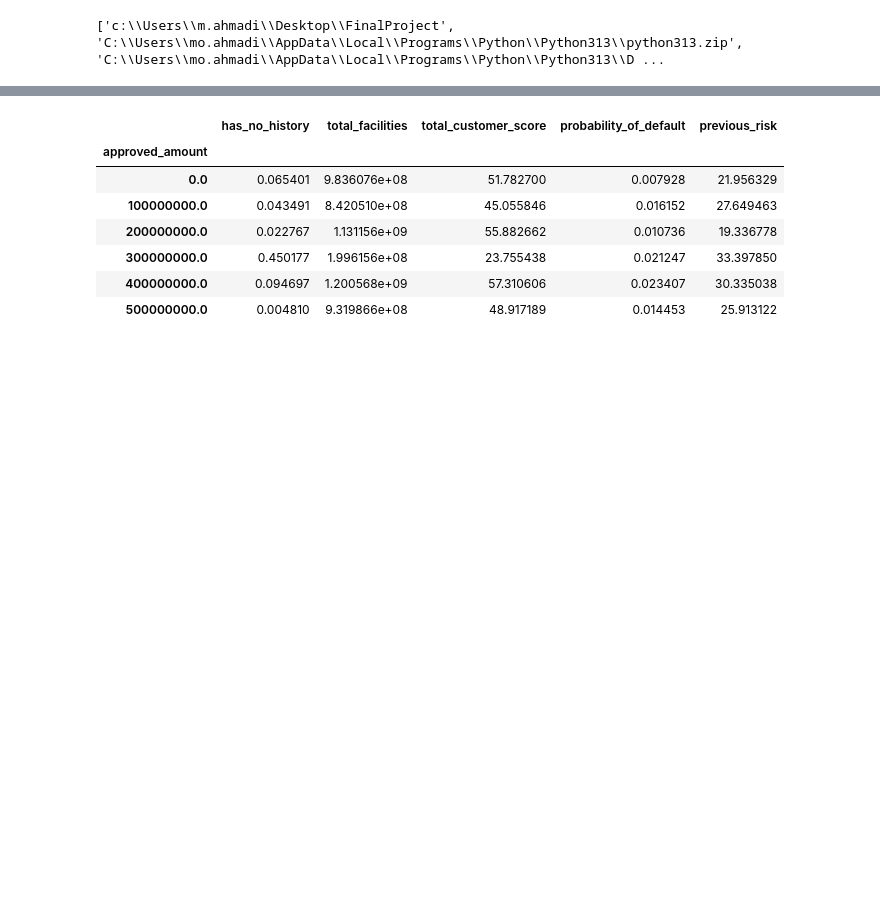
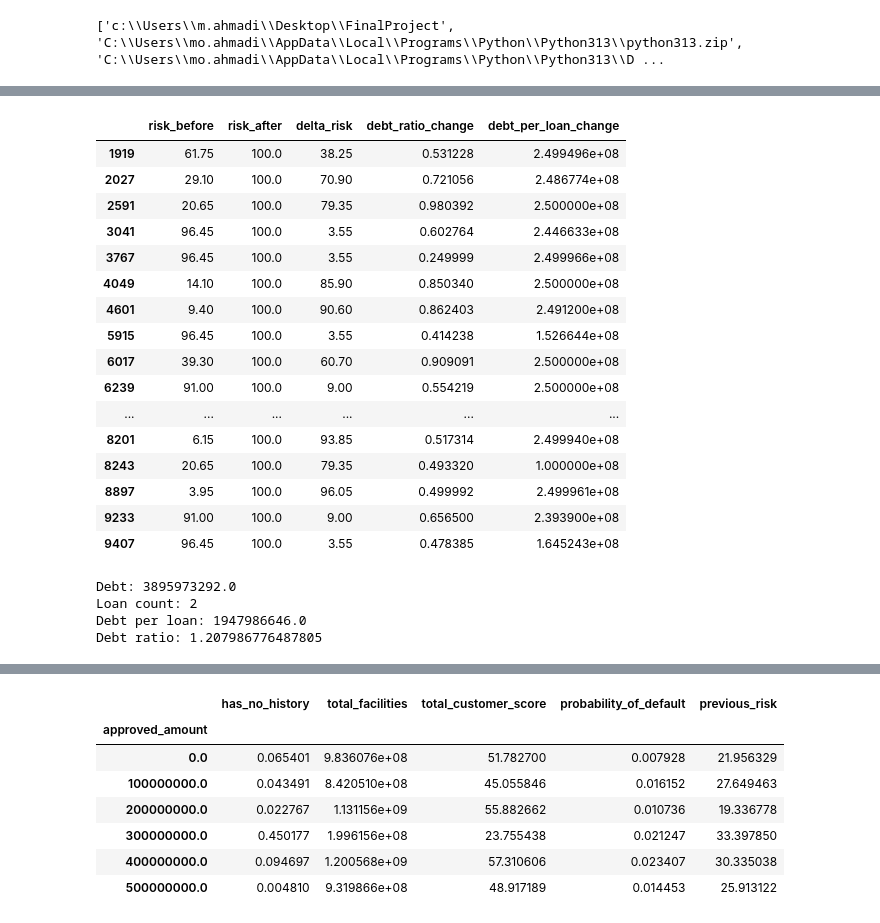
Before and after one commit to maminahmadi193-dev/DRL-Based-Smart-Credit-Allocation-Policy-Application, a Jupyter notebook: notebooks/analysis.ipynb, the cells around one changed output, grey strips where cells are left out. Drawn from its saved outputs; the diff is of its cells as text; code cells hidden in the pictures; blank space fills up the shorter version.

```diff
--- a/notebooks/analysis.ipynb
+++ b/notebooks/analysis.ipynb
@@ -152,0 +226,43 @@ Name: approved_amount, dtype: float32
+# %%
+transition_df[
+    (transition_df["loan"] == 500_000_000) &
+    (transition_df["risk_after"] == 100)
+][[
+    "risk_before",
+    "risk_after",
+    "delta_risk",
+    "debt_ratio_change",
+    "debt_per_loan_change"
+]].head(20)
+# %% [output]
+|  | risk_before | risk_after | delta_risk | debt_ratio_change | debt_per_loan_change |
+| 1919 | 61.75 | 100.0 | 38.25 | 0.531228 | 2.499496e+08 |
+| 2027 | 29.10 | 100.0 | 70.90 | 0.721056 | 2.486774e+08 |
+| 2591 | 20.65 | 100.0 | 79.35 | 0.980392 | 2.500000e+08 |
+| 3041 | 96.45 | 100.0 | 3.55 | 0.602764 | 2.446633e+08 |
+| 3767 | 96.45 | 100.0 | 3.55 | 0.249999 | 2.499966e+08 |
+| 4049 | 14.10 | 100.0 | 85.90 | 0.850340 | 2.500000e+08 |
+| 4601 | 9.40 | 100.0 | 90.60 | 0.862403 | 2.491200e+08 |
+| 5915 | 96.45 | 100.0 | 3.55 | 0.414238 | 1.526644e+08 |
+| 6017 | 39.30 | 100.0 | 60.70 | 0.909091 | 2.500000e+08 |
+| 6239 | 91.00 | 100.0 | 9.00 | 0.554219 | 2.500000e+08 |
+| ... | ... | ... | ... | ... | ... |
+| 8201 | 6.15 | 100.0 | 93.85 | 0.517314 | 2.499940e+08 |
+| 8243 | 20.65 | 100.0 | 79.35 | 0.493320 | 1.000000e+08 |
+| 8897 | 3.95 | 100.0 | 96.05 | 0.499992 | 2.499961e+08 |
+| 9233 | 91.00 | 100.0 | 9.00 | 0.656500 | 2.393900e+08 |
+| 9407 | 96.45 | 100.0 | 3.55 | 0.478385 | 1.645243e+08 |
+# %%
+customer = test_df.iloc[1919]
+
+customer_state = env._row_to_customer_state(customer)
+
+print("Debt:", customer_state.debt)
+print("Loan count:", customer_state.loan_count)
+print("Debt per loan:", customer_state.debt_per_loan)
+print("Debt ratio:", customer_state.debt_ratio)
+# %% [output]
+Debt: 3895973292.0
+Loan count: 2
+Debt per loan: 1947986646.0
+Debt ratio: 1.207986776487805
```
Also changed, not shown: parts of 19 cells of this notebook.
